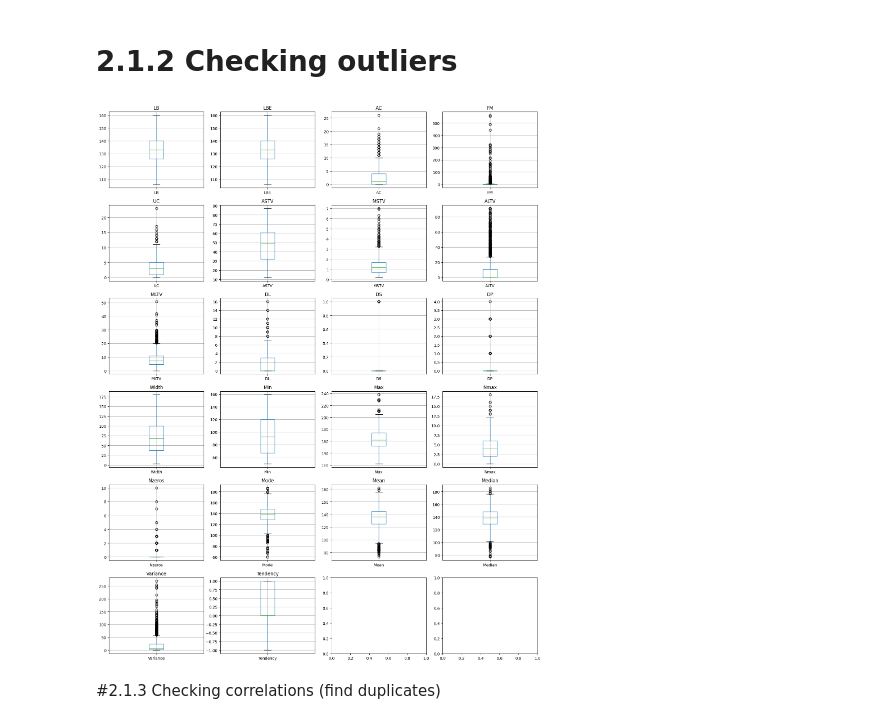
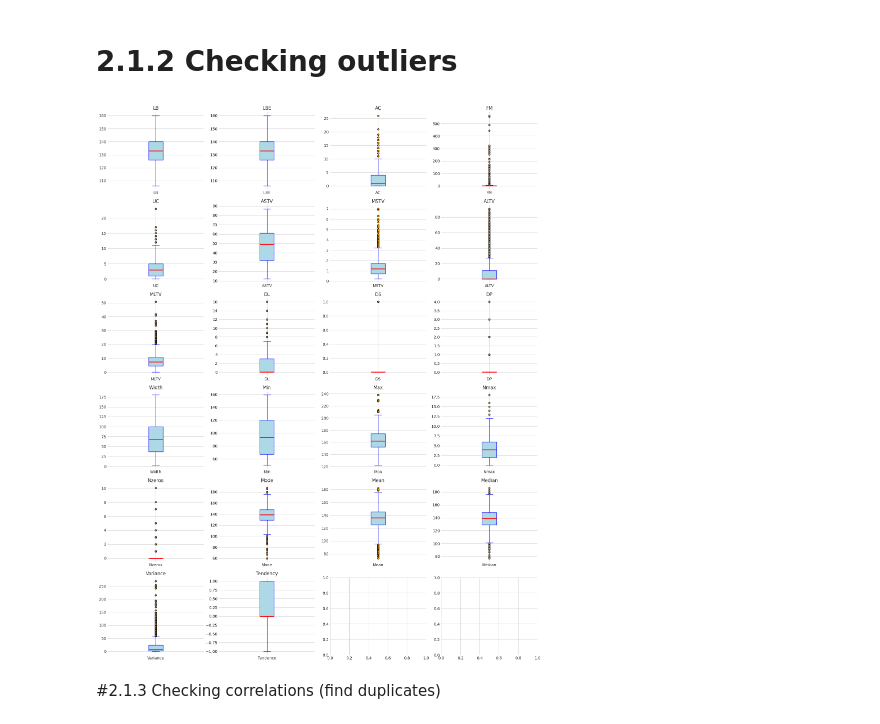
Before and after one commit to ngzhiwei517/Datathon_lifeline_2025, a Jupyter notebook: TM_113_Datathon.ipynb, the cells around one changed output. Saved outputs shown, nothing was run; the diff lists cells and outputs as text; code cells hidden in the pictures.

```diff
--- a/TM_113_Datathon.ipynb
+++ b/TM_113_Datathon.ipynb
@@ -345,16 +403,25 @@ plt.show()
 # %%
 # Boxplot for ALL features
 fig, axes = plt.subplots(6, 4, figsize=(16, 20))
 axes = axes.ravel()
 
 for i, col in enumerate(all_features):
-    df.boxplot(column=col, ax=axes[i])
+    df.boxplot(
+        column=col,
+        ax=axes[i],
+        patch_artist=True,   # <-- allow coloring
+        boxprops=dict(facecolor="lightblue", color="blue"),
+        whiskerprops=dict(color="blue"),
+        capprops=dict(color="blue"),
+        medianprops=dict(color="red", linewidth=2),
+        flierprops=dict(markerfacecolor="orange", marker="o", markersize=4, linestyle="none")
+    )
     axes[i].set_title(col)
 
 plt.tight_layout()
 plt.show()
 # %% [output]
-[figure, old version]
+[figure, new version]
 # %% [markdown]
 #2.1.3 Checking correlations (find duplicates)
 # %% [markdown]
```
Also changed, not shown: parts of 23 cells of this notebook.
